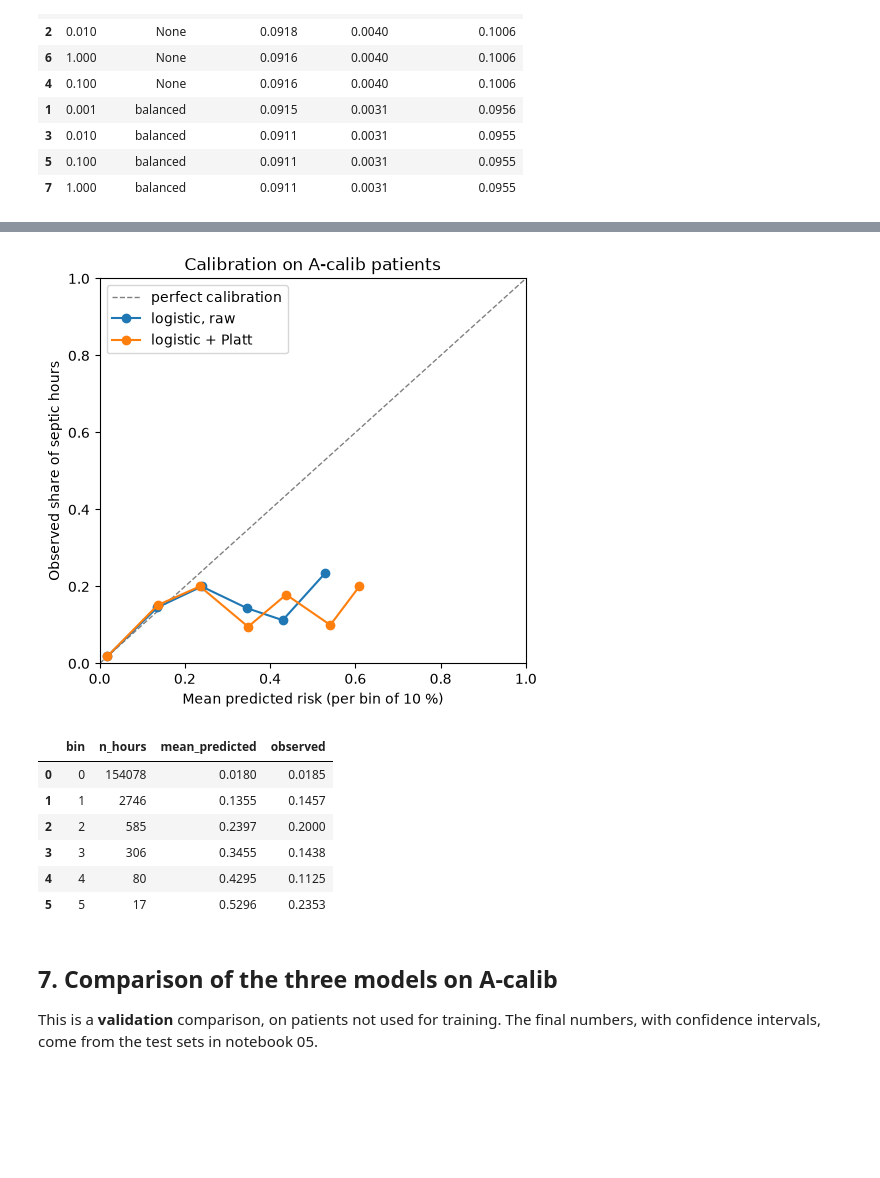
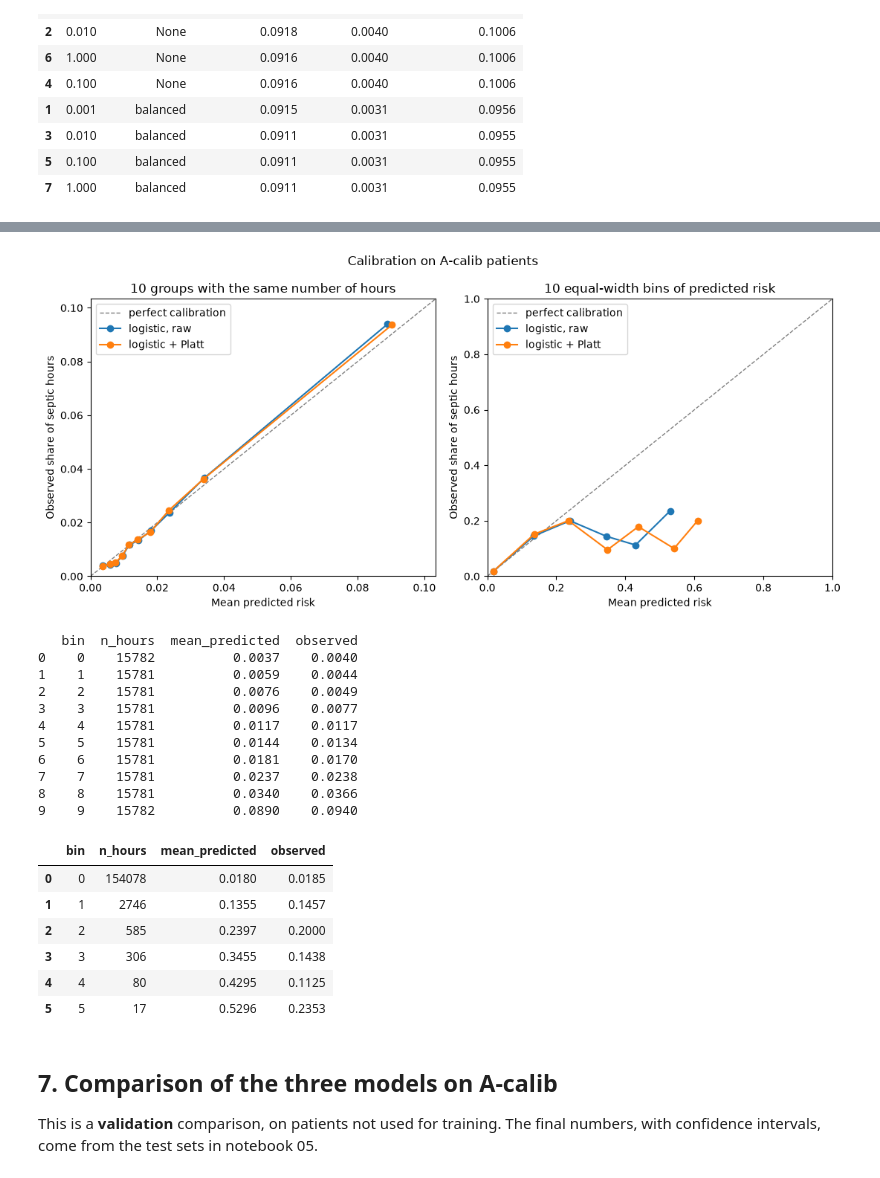
Before and after one commit to Samiaarhab/sepsis-conformal-shift, a Jupyter notebook: notebooks/04_baseline.ipynb, the cells around one changed output, grey strips where cells are left out. Cells and saved outputs as stored; diff of their text form; code cells hidden in the pictures; blank space fills up the shorter version.

Commit message:
Baseline: calibration on equal-count groups, lactate check, deviations from Deliverable 1

```diff
--- a/notebooks/04_baseline.ipynb
+++ b/notebooks/04_baseline.ipynb
@@ -261,22 +265,43 @@ pd.DataFrame({
 # %%
-fig, ax = plt.subplots(figsize=(5.5, 5))
-ax.plot([0, 1], [0, 1], ls="--", color="grey", lw=1, label="perfect calibration")
-for name, p in [("logistic, raw", p_raw), ("logistic + Platt", p_platt)]:
-    t = reliability_table(y_calib, p)
-    ax.plot(t["mean_predicted"], t["observed"], marker="o", label=name)
-ax.set_xlim(0, 1)
-ax.set_ylim(0, 1)
-ax.set_xlabel("Mean predicted risk (per bin of 10 %)")
-ax.set_ylabel("Observed share of septic hours")
-ax.set_title("Calibration on A-calib patients")
-ax.legend()
+fig, axes = plt.subplots(1, 2, figsize=(11, 5))
+views = [(axes[0], "quantile", "10 groups with the same number of hours"),
+         (axes[1], "uniform", "10 equal-width bins of predicted risk")]
+for ax, strategy, title in views:
+    tables = {name: reliability_table(y_calib, p, strategy=strategy)
+              for name, p in [("logistic, raw", p_raw), ("logistic + Platt", p_platt)]}
+    # zoom on the range of the points for the equal-count view, full 0-1 range otherwise
+    lim = 1.0 if strategy == "uniform" else 1.1 * max(
+        max(t["mean_predicted"].max(), t["observed"].max()) for t in tables.values())
+    ax.plot([0, lim], [0, lim], ls="--", color="grey", lw=1, label="perfect calibration")
+    for name, t in tables.items():
+        ax.plot(t["mean_predicted"], t["observed"], marker="o", label=name)
+    ax.set_xlim(0, lim)
+    ax.set_ylim(0, lim)
+    ax.set_xlabel("Mean predicted risk")
+    ax.set_ylabel("Observed share of septic hours")
+    ax.set_title(title)
+    ax.legend()
+fig.suptitle("Calibration on A-calib patients")
+fig.tight_layout()
 fig.savefig(FIG / "baseline_reliability_calib.png", dpi=150, bbox_inches="tight")
 plt.show()
 
-# Number of hours behind each point (a point with few hours is not reliable)
-reliability_table(y_calib, p_raw)
+# Hours behind each point: about the same in every group (left) / almost all in the first bin (right)
+print(reliability_table(y_calib, p_raw))
+reliability_table(y_calib, p_raw, strategy="uniform")
 # %% [output]
-[figure, old version]
+[figure, new version]
+   bin  n_hours  mean_predicted  observed
+0    0    15782          0.0037    0.0040
+1    1    15781          0.0059    0.0044
+2    2    15781          0.0076    0.0049
+3    3    15781          0.0096    0.0077
+4    4    15781          0.0117    0.0117
+5    5    15781          0.0144    0.0134
+6    6    15781          0.0181    0.0170
+7    7    15781          0.0237    0.0238
+8    8    15781          0.0340    0.0366
+9    9    15782          0.0890    0.0940
 |  | bin | n_hours | mean_predicted | observed |
 | 0 | 0 | 154078 | 0.0180 | 0.0185 |
 | 1 | 1 | 2746 | 0.1355 | 0.1457 |
```
Also changed, not shown: parts of 5 cells of this notebook, 2 other files.
